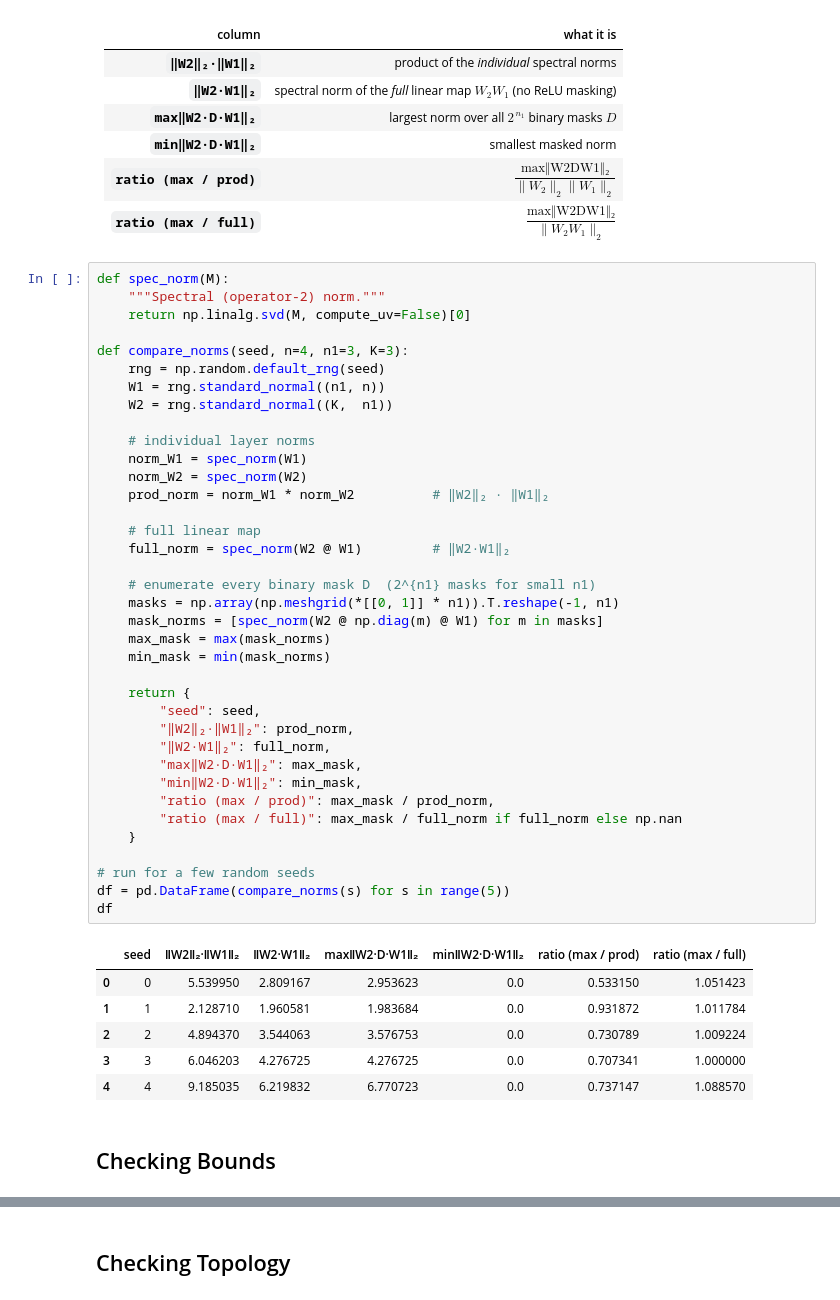
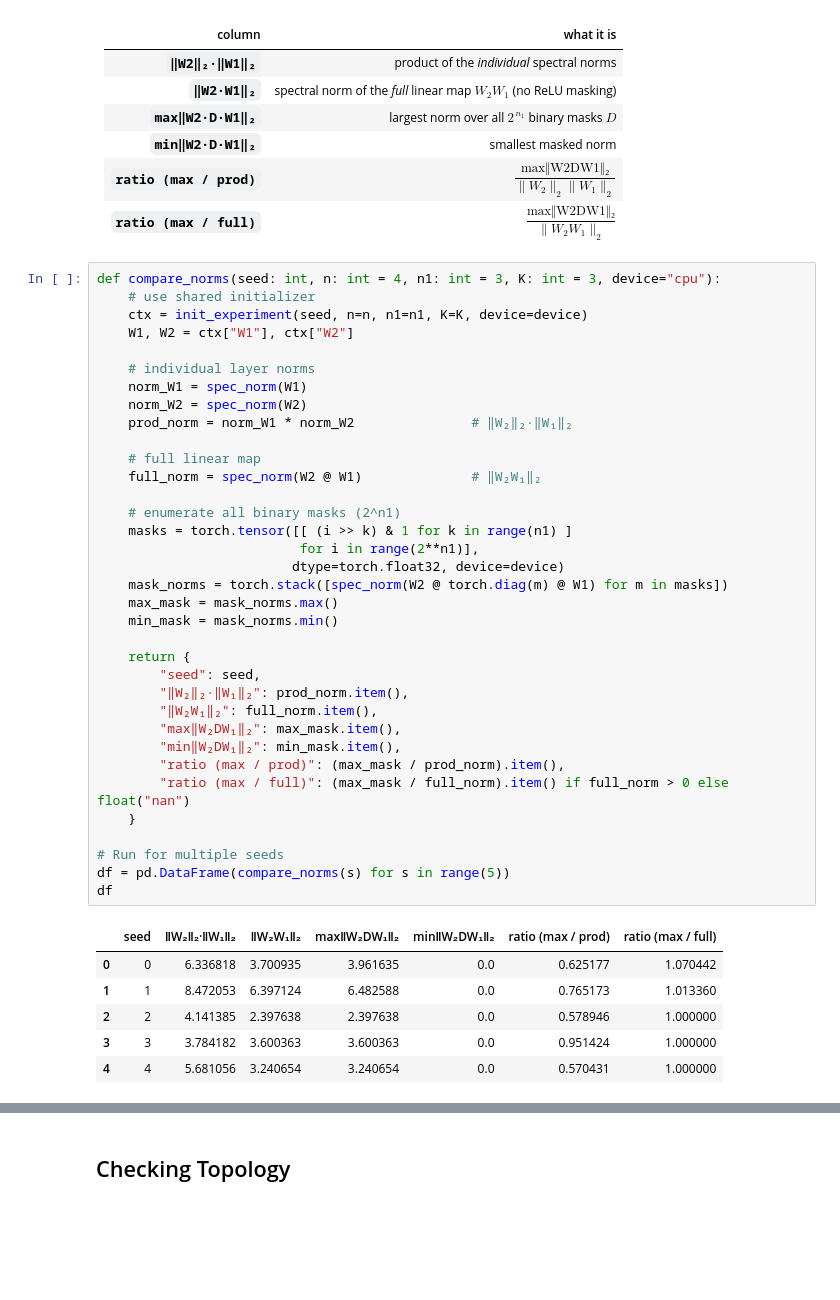
Before and after one commit to lcblcblcblcb/WDRO4NN, a Jupyter notebook: Verification.ipynb, the cells around one changed output, grey strips where cells are left out. Cells and saved outputs as stored; diff of their text form; blank space fills up the shorter version.

```diff
--- a/Verification.ipynb
+++ b/Verification.ipynb
@@ -193,48 +178,44 @@ pd.DataFrame(records).describe()[["ratio_single","ratio_path","ratio_Li","n_segs
 | **`ratio (max / prod)`**     | $\dfrac{\text{max‖W2DW1‖₂}}{\|W_2\|_2\|W_1\|_2}$                   |
 | **`ratio (max / full)`**     | $\dfrac{\text{max‖W2DW1‖₂}}{\|W_2W_1\|_2}$                         |
 # %%
-def spec_norm(M):
-    """Spectral (operator-2) norm."""
-    return np.linalg.svd(M, compute_uv=False)[0]
-
-def compare_norms(seed, n=4, n1=3, K=3):
-    rng = np.random.default_rng(seed)
-    W1 = rng.standard_normal((n1, n))
-    W2 = rng.standard_normal((K,  n1))
+def compare_norms(seed: int, n: int = 4, n1: int = 3, K: int = 3, device="cpu"):
+    # use shared initializer
+    ctx = init_experiment(seed, n=n, n1=n1, K=K, device=device)
+    W1, W2 = ctx["W1"], ctx["W2"]
 
     # individual layer norms
     norm_W1 = spec_norm(W1)
     norm_W2 = spec_norm(W2)
-    prod_norm = norm_W1 * norm_W2          # ‖W2‖₂ · ‖W1‖₂
+    prod_norm = norm_W1 * norm_W2               # ‖W₂‖₂·‖W₁‖₂
 
     # full linear map
-    full_norm = spec_norm(W2 @ W1)         # ‖W2·W1‖₂
+    full_norm = spec_norm(W2 @ W1)              # ‖W₂W₁‖₂
 
-    # enumerate every binary mask D  (2^{n1} masks for small n1)
-    masks = np.array(np.meshgrid(*[[0, 1]] * n1)).T.reshape(-1, n1)
-    mask_norms = [spec_norm(W2 @ np.diag(m) @ W1) for m in masks]
-    max_mask = max(mask_norms)
-    min_mask = min(mask_norms)
+    # enumerate all binary masks (2^n1)
+    masks = torch.tensor([[ (i >> k) & 1 for k in range(n1) ]
+                          for i in range(2**n1)],
+                         dtype=torch.float32, device=device)
+    mask_norms = torch.stack([spec_norm(W2 @ torch.diag(m) @ W1) for m in masks])
+    max_mask = mask_norms.max()
+    min_mask = mask_norms.min()
 
     return {
         "seed": seed,
-        "‖W2‖₂·‖W1‖₂": prod_norm,
-        "‖W2·W1‖₂": full_norm,
-        "max‖W2·D·W1‖₂": max_mask,
-        "min‖W2·D·W1‖₂": min_mask,
-        "ratio (max / prod)": max_mask / prod_norm,
-        "ratio (max / full)": max_mask / full_norm if full_norm else np.nan
+        "‖W₂‖₂·‖W₁‖₂": prod_norm.item(),
+        "‖W₂W₁‖₂": full_norm.item(),
+        "max‖W₂DW₁‖₂": max_mask.item(),
+        "min‖W₂DW₁‖₂": min_mask.item(),
+        "ratio (max / prod)": (max_mask / prod_norm).item(),
+        "ratio (max / full)": (max_mask / full_norm).item() if full_norm > 0 else float("nan")
     }
 
-# run for a few random seeds
+# Run for multiple seeds
 df = pd.DataFrame(compare_norms(s) for s in range(5))
 df
 # %% [output]
-|  | seed | ‖W2‖₂·‖W1‖₂ | ‖W2·W1‖₂ | max‖W2·D·W1‖₂ | min‖W2·D·W1‖₂ | ratio (max / prod) | ratio (max / full) |
-| 0 | 0 | 5.539950 | 2.809167 | 2.953623 | 0.0 | 0.533150 | 1.051423 |
-| 1 | 1 | 2.128710 | 1.960581 | 1.983684 | 0.0 | 0.931872 | 1.011784 |
-| 2 | 2 | 4.894370 | 3.544063 | 3.576753 | 0.0 | 0.730789 | 1.009224 |
-| 3 | 3 | 6.046203 | 4.276725 | 4.276725 | 0.0 | 0.707341 | 1.000000 |
-| 4 | 4 | 9.185035 | 6.219832 | 6.770723 | 0.0 | 0.737147 | 1.088570 |
+|  | seed | ‖W₂‖₂·‖W₁‖₂ | ‖W₂W₁‖₂ | max‖W₂DW₁‖₂ | min‖W₂DW₁‖₂ | ratio (max / prod) | ratio (max / full) |
+| 0 | 0 | 6.336818 | 3.700935 | 3.961635 | 0.0 | 0.625177 | 1.070442 |
+| 1 | 1 | 8.472053 | 6.397124 | 6.482588 | 0.0 | 0.765173 | 1.013360 |
+| 2 | 2 | 4.141385 | 2.397638 | 2.397638 | 0.0 | 0.578946 | 1.000000 |
+| 3 | 3 | 3.784182 | 3.600363 | 3.600363 | 0.0 | 0.951424 | 1.000000 |
+| 4 | 4 | 5.681056 | 3.240654 | 3.240654 | 0.0 | 0.570431 | 1.000000 |
-# %% [markdown]
-## Checking Bounds
```
Also changed, not shown: parts of 58 cells of this notebook, 4 other files.
